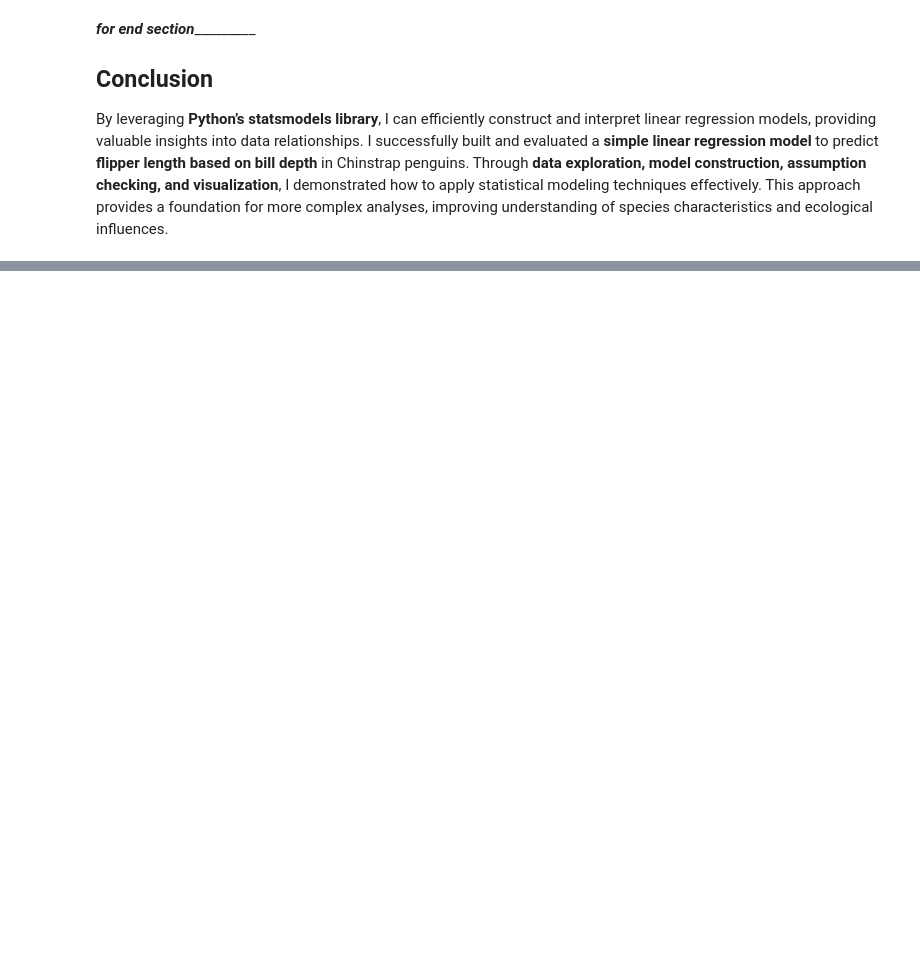
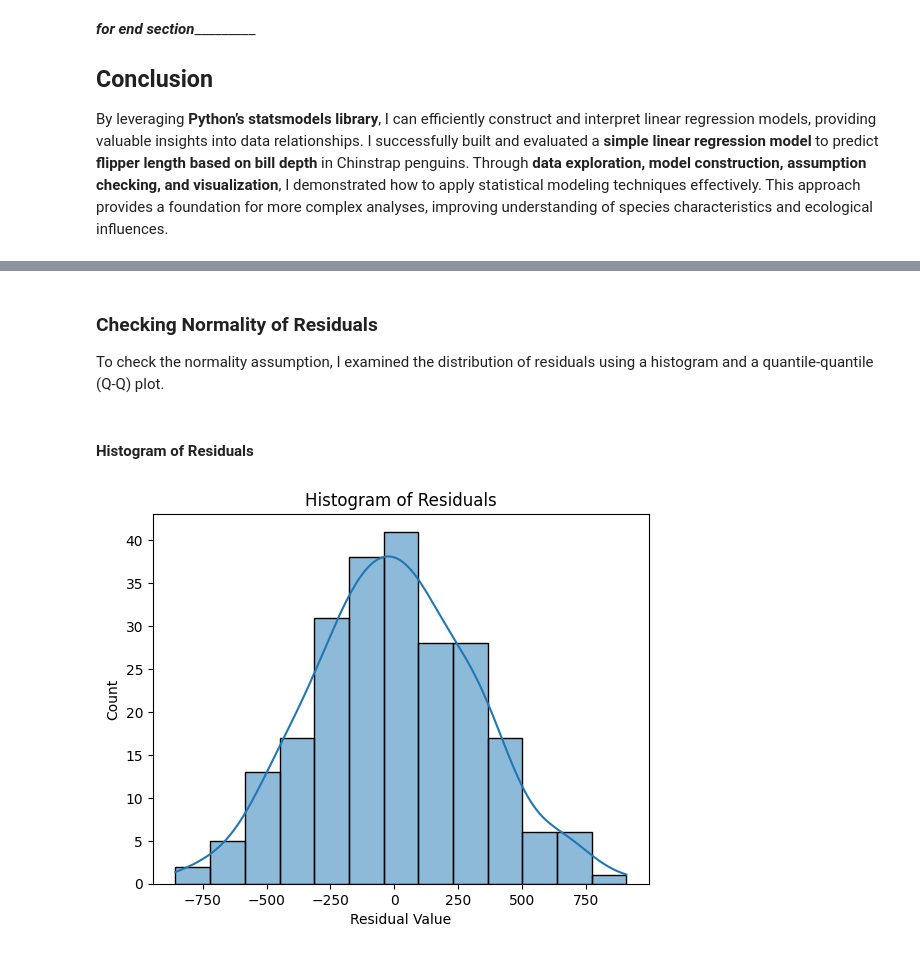
Before and after one commit to Cyberoctane29/Penguins-Data-Analysis-and-Modeling, a Jupyter notebook: Penguins_Data_Modeling_and_Analysis.ipynb, the cells around one changed output, grey strips where cells are left out. Cells and saved outputs as stored; diff of their text form; code cells hidden in the pictures; blank space fills up the shorter version.

```diff
--- a/Penguins_Data_Modeling_and_Analysis.ipynb
+++ b/Penguins_Data_Modeling_and_Analysis.ipynb
@@ -586,0 +616,10 @@ I successfully built and evaluated a **simple linear regression model** to predi
+# %%
+penguins = penguins[["body_mass_g", "bill_length_mm", "sex", "species"]]
+
+penguins.columns = ["body_mass_g", "bill_length_mm", "gender", "species"]
+
+penguins.dropna(inplace=True)
+
+penguins.reset_index(inplace=True, drop=True)
+
+penguins.head()
@@ -586,0 +688,6 @@ I successfully built and evaluated a **simple linear regression model** to predi
+# %%
+penguins_X = penguins[["bill_length_mm", "gender", "species"]]
+penguins_y = penguins[["body_mass_g"]]
+
+X_train, X_test, y_train, y_test = train_test_split(penguins_X, penguins_y,
+                                                    test_size=0.3, random_state=42)
@@ -586,0 +708,2 @@ I successfully built and evaluated a **simple linear regression model** to predi
+# %%
+ols_formula = "body_mass_g ~ bill_length_mm + C(gender) + C(species)"
@@ -586,0 +712,5 @@ I successfully built and evaluated a **simple linear regression model** to predi
+# %%
+ols_data = pd.concat([X_train, y_train], axis=1)
+
+OLS = ols(formula=ols_formula, data=ols_data)
+mlr1_model = OLS.fit()
@@ -586,0 +731,15 @@ I successfully built and evaluated a **simple linear regression model** to predi
+# %% [markdown]
+### **Checking Normality of Residuals**
+
+To check the normality assumption, I examined the distribution of residuals using a histogram and a quantile-quantile (Q-Q) plot.
+# %% [markdown]
+#### **Histogram of Residuals**
+# %%
+residuals = mlr1_model.resid
+
+fig = sns.histplot(residuals, kde=True)
+fig.set_xlabel("Residual Value")
+fig.set_title("Histogram of Residuals")
+plt.show()
+# %% [output]
+[figure, added]
```
Also changed, not shown: parts of 46 cells of this notebook.
